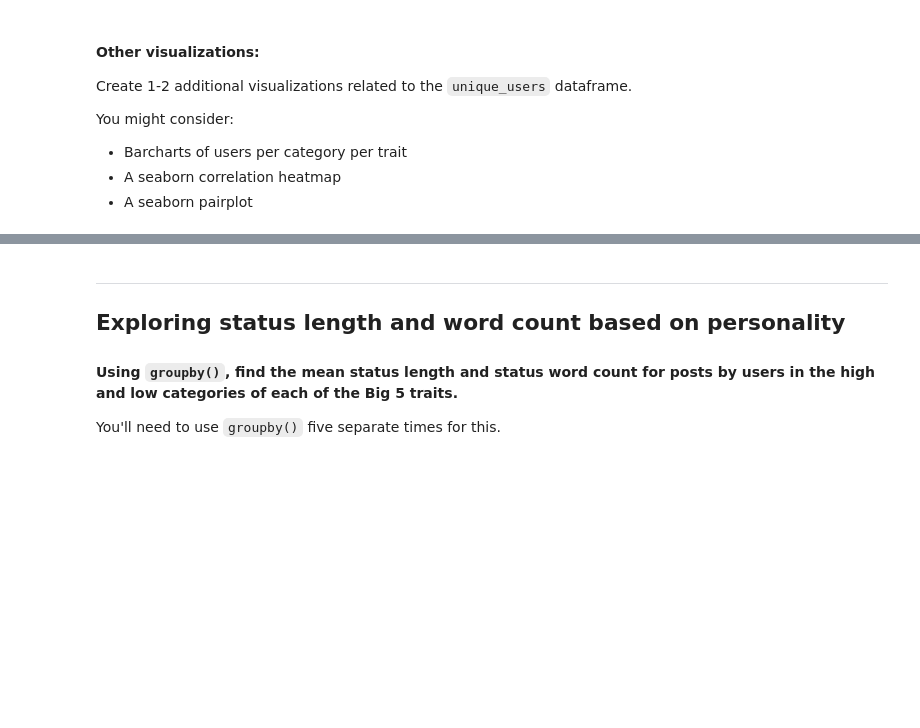
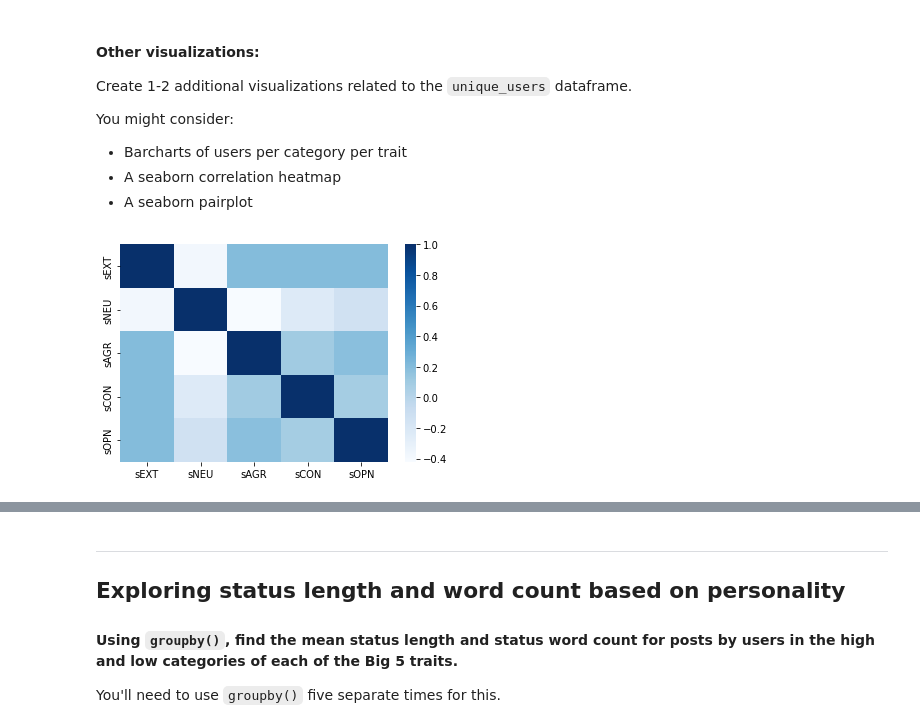
Before and after one commit to pezpet/general-assembly, a Jupyter notebook: labs/5.02-lab-nlp-master/starter-code-andres.ipynb, the cells around one changed output, grey strips where cells are left out. Saved outputs shown, nothing was run; the diff lists cells and outputs as text; code cells hidden in the pictures; blank space fills up the shorter version.

```diff
--- a/labs/5.02-lab-nlp-master/starter-code-andres.ipynb
+++ b/labs/5.02-lab-nlp-master/starter-code-andres.ipynb
@@ -269,3 +271,7 @@ You might consider:
 - Barcharts of users per category per trait
 - A seaborn correlation heatmap
 - A seaborn pairplot
+# %%
+sns.heatmap(unique_users.corr(), cmap='Blues');
+# %% [output]
+[figure, added]
```
Also changed, not shown: parts of 22 cells of this notebook.
